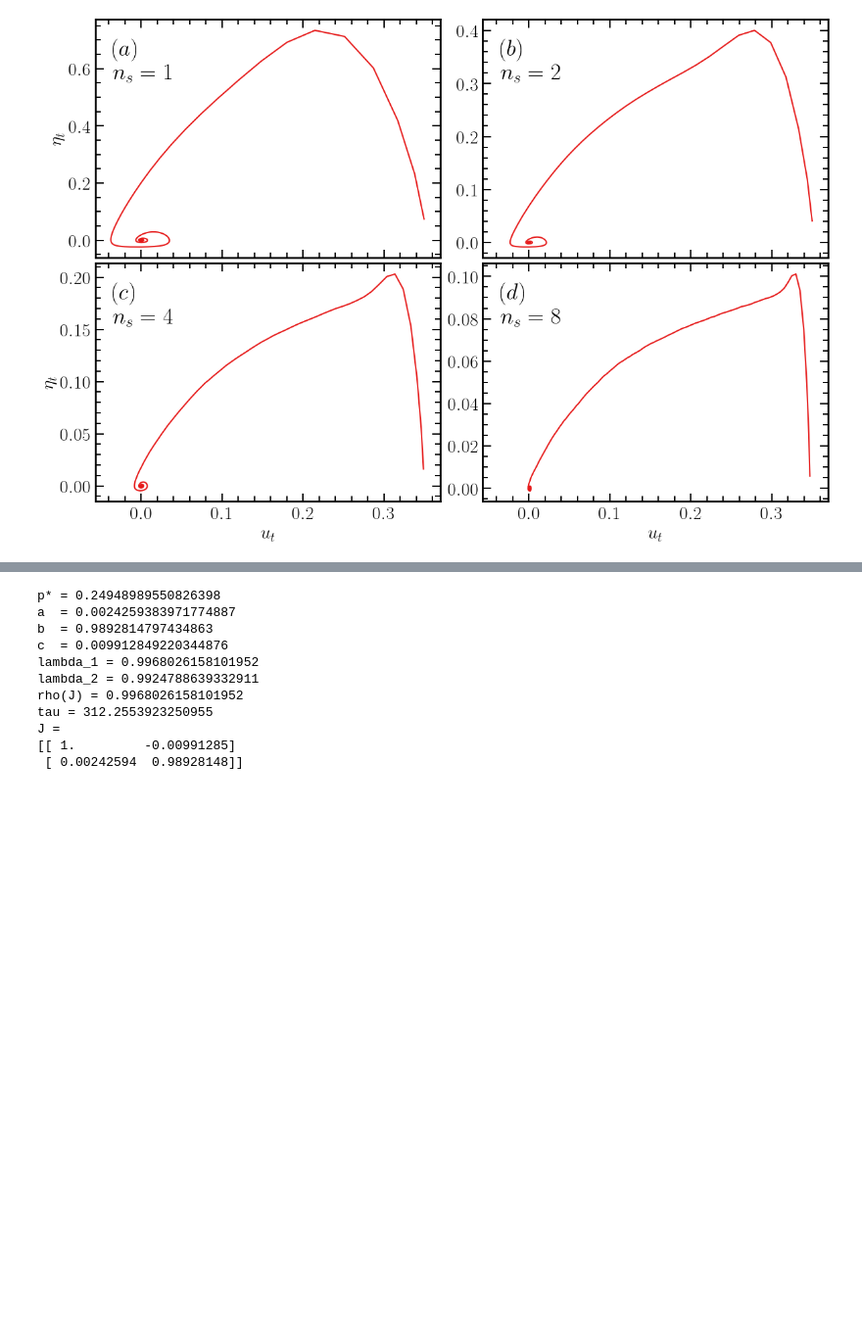
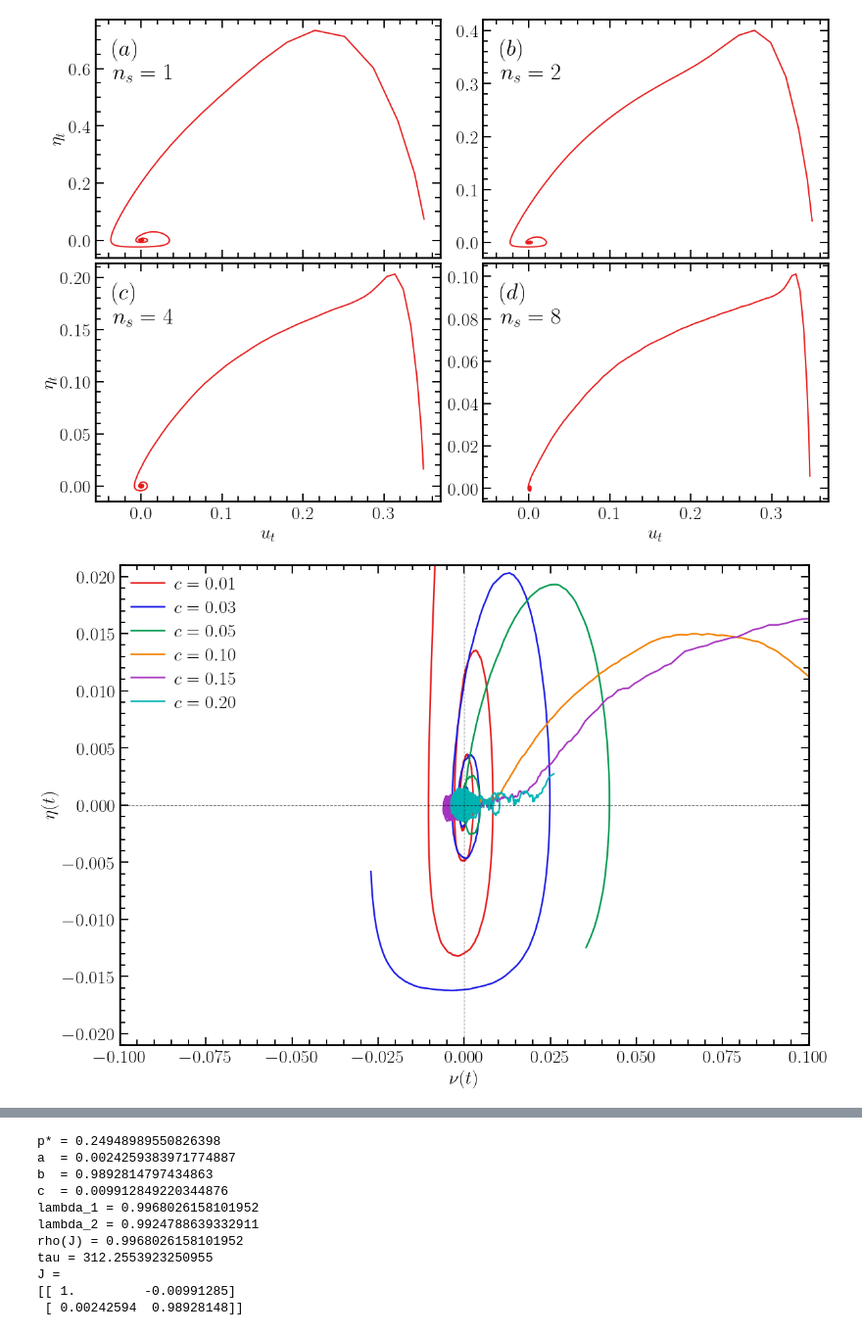
Before and after one commit to JuniorAlencar/self_organization_percolation, a Jupyter notebook: jupyter/study.ipynb, the cells around one changed output, grey strips where cells are left out. Shown at 98% size. Saved outputs shown, nothing was run; the diff lists cells and outputs as text; code cells hidden in the pictures; blank space fills up the shorter version.

```diff
--- a/jupyter/study.ipynb
+++ b/jupyter/study.ipynb
@@ -444,3 +435,97 @@ for idx, ax in enumerate(axes.flatten()):
 plt.show()
 # %% [output]
 [figure]
+# %%
+L = 1024
+c_lst = [0.01, 0.03, 0.05, 0.1, 0.15, 0.2]
+
+ft = 0.01758333
+p0 = 0.6
+P0 = 0.1
+ns = 1
+type_perc = 'bond'
+dim = 3
+
+figsize = (12, 8)
+colors = [
+    (0.90, 0.10, 0.10),  # red
+    (0.10, 0.10, 0.90),  # blue
+    (0.00, 0.60, 0.30),  # green
+    (0.95, 0.50, 0.00),  # orange
+    (0.65, 0.20, 0.75),  # purple
+    (0.00, 0.70, 0.70),  # teal
+    (0.55, 0.55, 0.00),  # olive
+    (0.45, 0.25, 0.10),  # brown
+]
+fig, ax = plt.subplots(
+    figsize=figsize,
+    constrained_layout=True,
+    sharex=True
+)
+
+lw = 1.8
+fs_legend = 20
+
+for c in c_lst:
+    path = (
+        f"../SOP_data/published/{type_perc}_percolation/"
+        f"num_colors_{ns}/dim_{dim}/L_{L}/"
+        f"fT_constant/fT_{ft:.6e}/"
+        f"c_{c:.6e}/rho_{rho:.4e}/"
+    )
+
+    fn = "properties_mean_bundle.json"
+    order_mean = 0
+
+    bundle = load_properties_bundle(path + fn)
+    data = bundle[p0]["orders"][order_mean]
+
+    t = np.array(data["time"], dtype=float)
+    p_arr = np.array(data["pt_mean"], dtype=float)
+    f_arr = np.array(data["ft_mean"], dtype=float)
+
+    p_c = data["pc_sop"]["mean"]
+    t_stat = data["t_eq"]
+
+    mask = t >= t_stat
+
+    # Usa o p_c salvo
+    u_t = p_arr - p_c
+    eta_t = f_arr - ft
+
+    # Remove apenas o deslocamento residual da região estacionária
+    u_t = u_t - np.mean(u_t[mask])
+    eta_t = eta_t - np.mean(eta_t[mask])
+
+    ax.plot(
+        u_t[mask],
+        eta_t[mask],
+        lw=lw,
+        ls="solid",
+        color=colors[c_lst.index(c) % len(colors)],
+        label=fr"$c={c:.2f}$"
+    )
+
+ax.set_xlim(-0.1, 0.1)
+ax.set_ylim(-0.021, 0.021)
+
+ax.axhline(0, color="black", lw=0.8, ls="--", alpha=0.5)
+ax.axvline(0, color="black", lw=0.8, ls="--", alpha=0.5)
+
+ax.set_xlabel(r'$\nu(t)$')
+ax.set_ylabel(r'$\eta(t)$')
+
+leg = ax.legend(
+    fontsize=fs_legend,
+    handlelength=1.8,
+    handletextpad=0.6,
+    borderpad=0.4,
+    labelspacing=0.4
+)
+
+for line in leg.get_lines():
+    line.set_linewidth(lw)
+
+plt.show()
+# %% [output]
+[figure, added]
```
Also changed, not shown: parts of 5 cells of this notebook, 15 other files.
